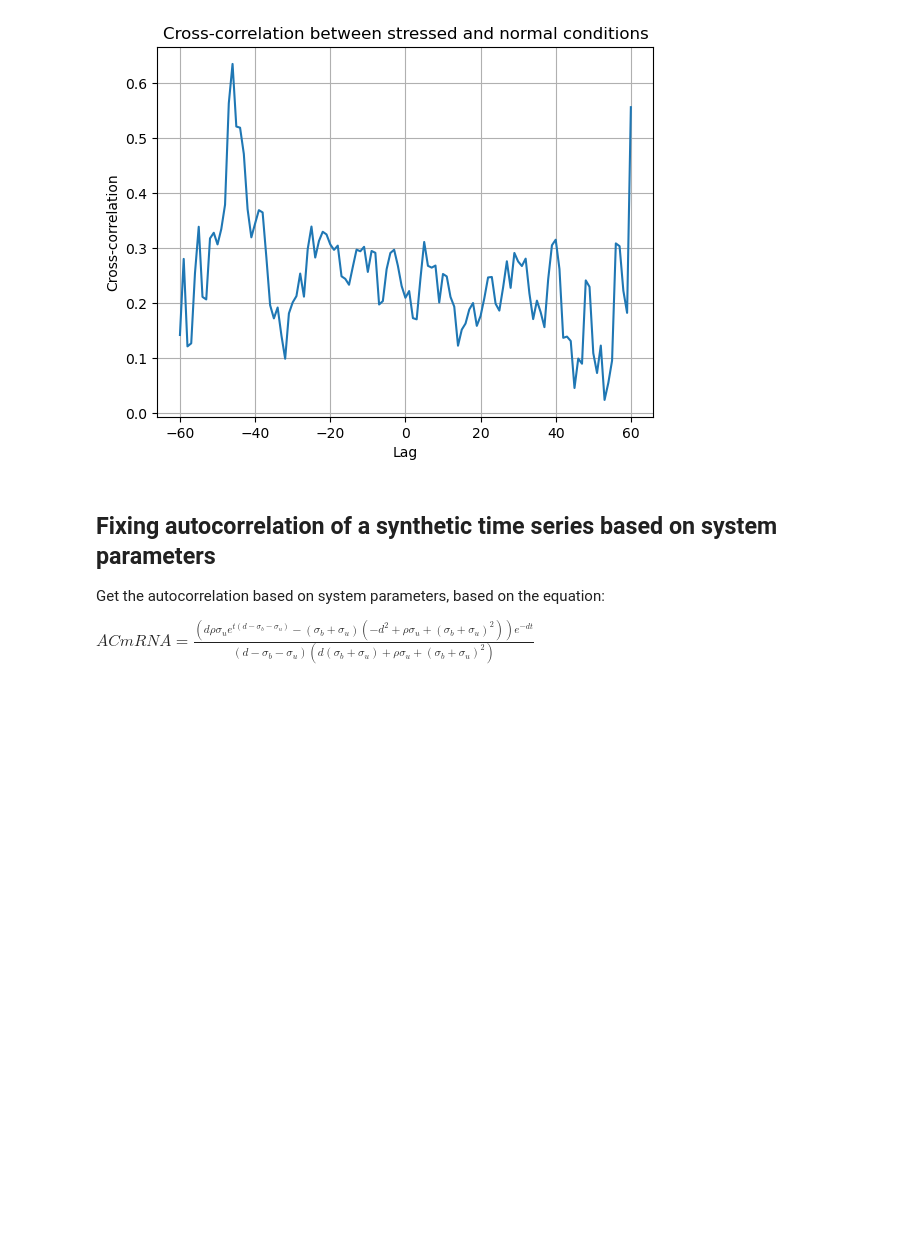
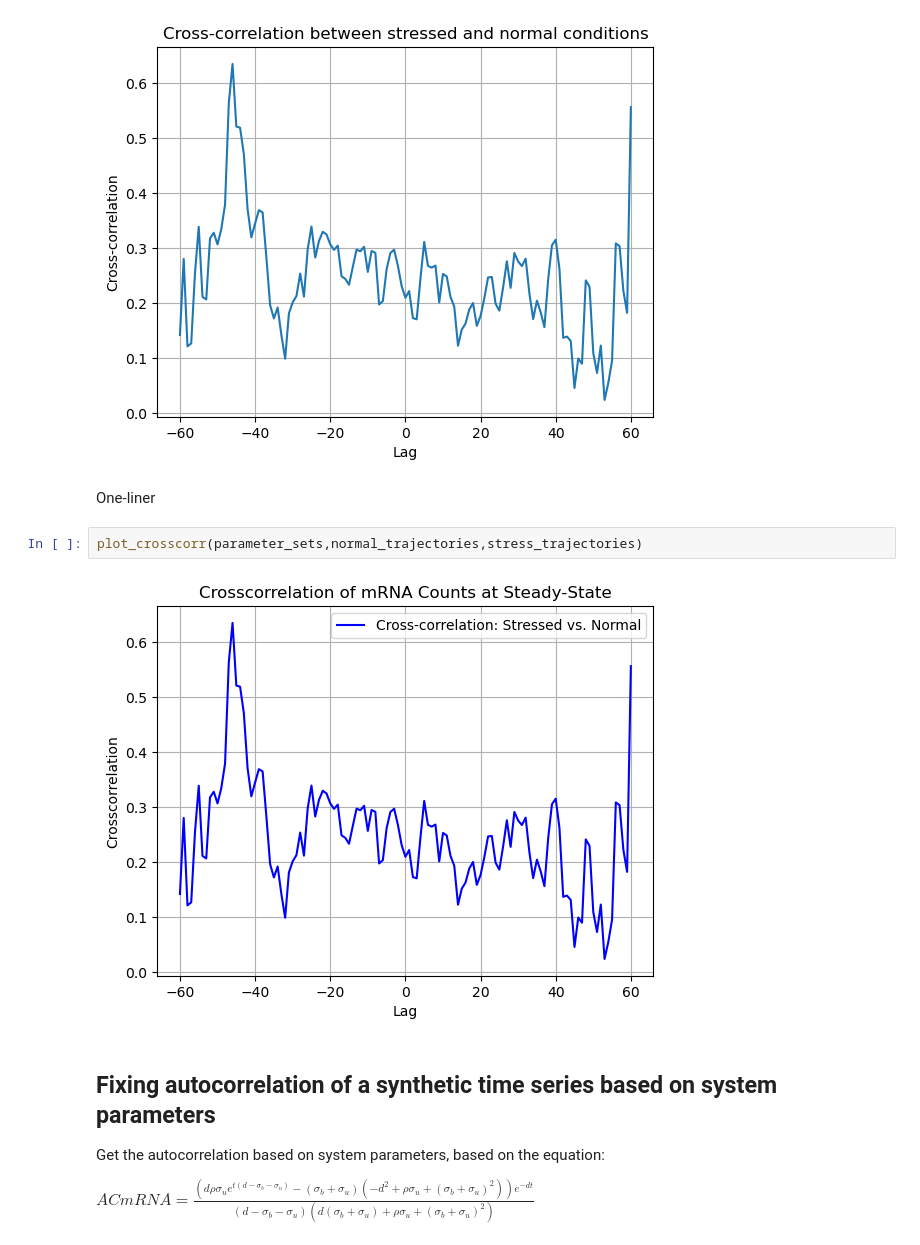
Before and after one commit to GrignardReagent/SSA, a Jupyter notebook: notebooks/WIP_auto_cross-correlation.ipynb, the cells around one changed output. Saved outputs shown, nothing was run; the diff lists cells and outputs as text; blank space fills up the shorter version.

```diff
--- a/notebooks/WIP_auto_cross-correlation.ipynb
+++ b/notebooks/WIP_auto_cross-correlation.ipynb
@@ -89,6 +99,12 @@ plt.grid()
 plt.show()
 # %% [output]
 [figure]
+# %% [markdown]
+One-liner
+# %%
+plot_crosscorr(parameter_sets,normal_trajectories,stress_trajectories)
+# %% [output]
+[figure, added]
 # %% [markdown]
 ## Fixing autocorrelation of a synthetic time series based on system parameters
 Get the autocorrelation based on system parameters, based on the equation:
```
Also changed, not shown: parts of 6 cells of this notebook, 5 other files.
